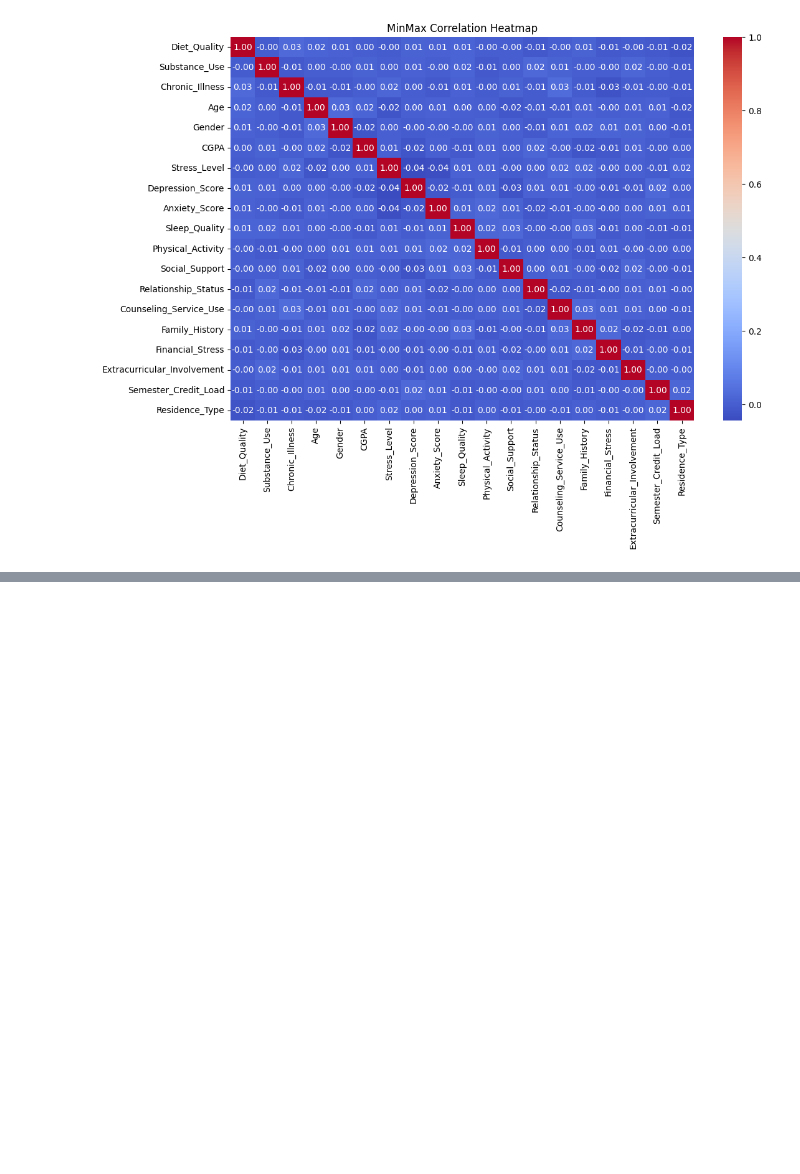
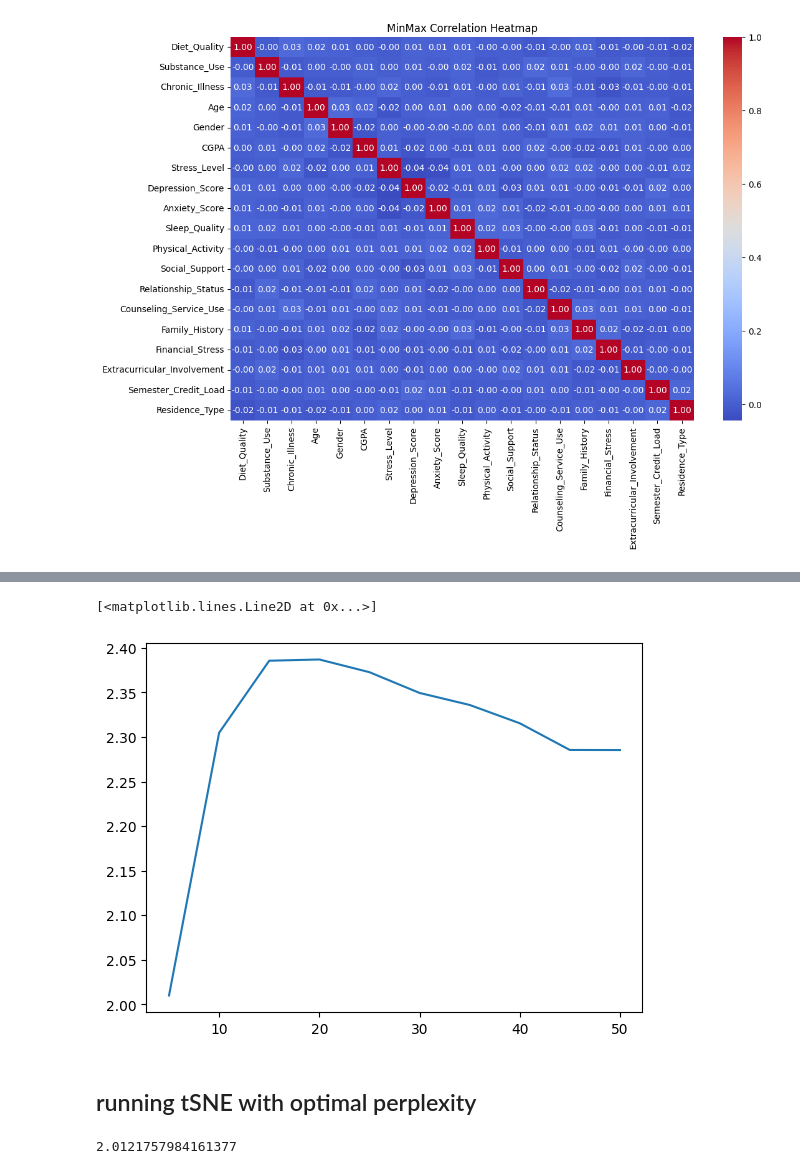
Before and after one commit to ReehalS/student-mental-health-model, a Jupyter notebook: Code/EDA.ipynb, the cells around one changed output, grey strips where cells are left out. Cells and saved outputs as stored; diff of their text form; code cells hidden in the pictures; blank space fills up the shorter version.

```diff
--- a/Code/EDA.ipynb
+++ b/Code/EDA.ipynb
@@ -182,0 +223,14 @@ plt.show()
+# %%
+plt.plot(perplexity, divergence)
+# %% [output]
+[<matplotlib.lines.Line2D at 0x...>]
+[figure, added]
+# %% [markdown]
+## running tSNE with optimal perplexity
+# %%
+tsne = TSNE(n_components=3, perplexity=5, random_state=42)
+X_train_tsne = tsne.fit_transform(X_train)
+
+tsne.kl_divergence_
+# %% [output]
+2.0121757984161377
```
Also changed, not shown: parts of 5 cells of this notebook, 1 other file.
